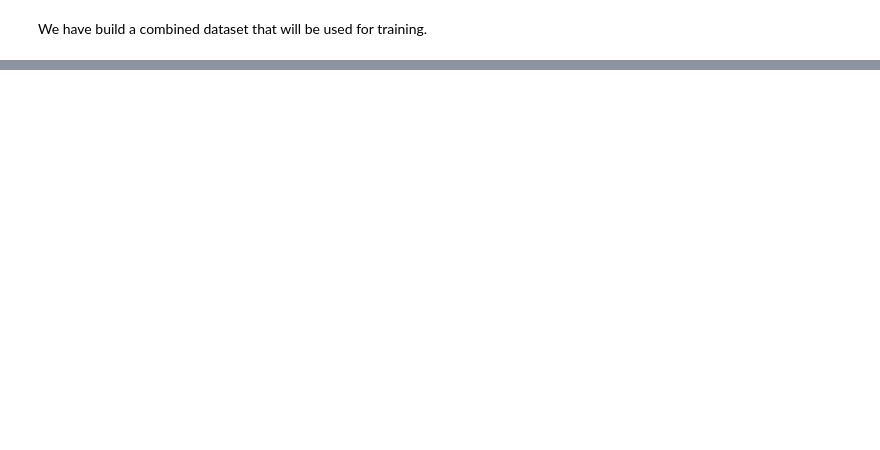
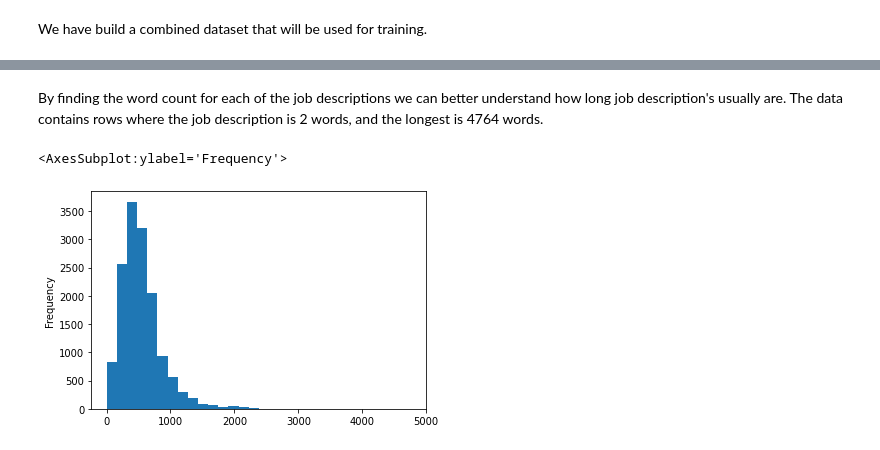
Before and after one commit to Taher-Dohadwala/better-job-finder, a Jupyter notebook: dataset_builder.ipynb, the cells around one changed output, grey strips where cells are left out. Cells and saved outputs as stored; diff of their text form; code cells hidden in the pictures; blank space fills up the shorter version.

```diff
--- a/dataset_builder.ipynb
+++ b/dataset_builder.ipynb
@@ -192,0 +206,3 @@ We have build a combined dataset that will be used for training.
+# %%
+# Finding the word count for each job description
+combined_dataset['Count'] = combined_dataset['Job Description'].str.split().str.len()
@@ -192,0 +237,7 @@ We have build a combined dataset that will be used for training.
+# %% [markdown]
+By finding the word count for each of the job descriptions we can better understand how long job description's usually are. The data contains rows where the job description is 2 words, and the longest is 4764 words.
+# %%
+combined_dataset["Count"].plot.hist(bins=30)
+# %% [output]
+<AxesSubplot:ylabel='Frequency'>
+[figure, added]
```
Also changed, not shown: parts of 6 cells of this notebook, 2 other files.
